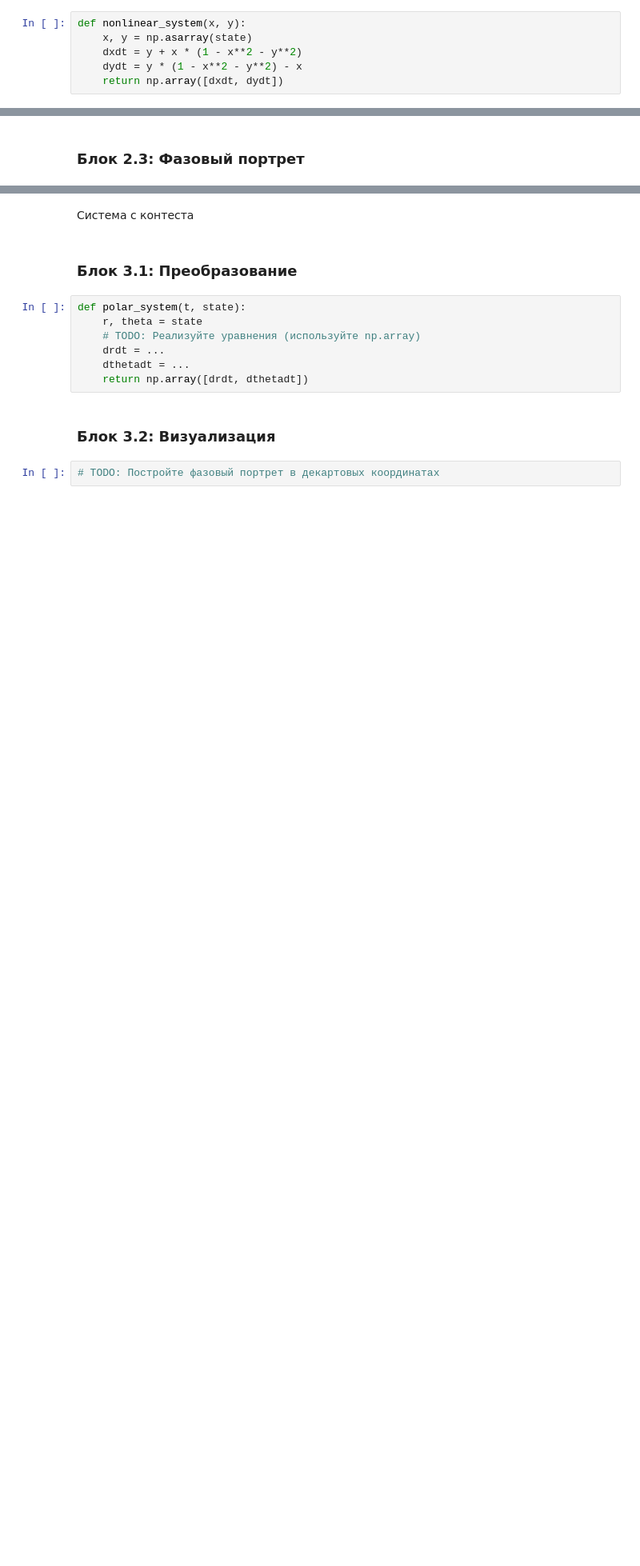
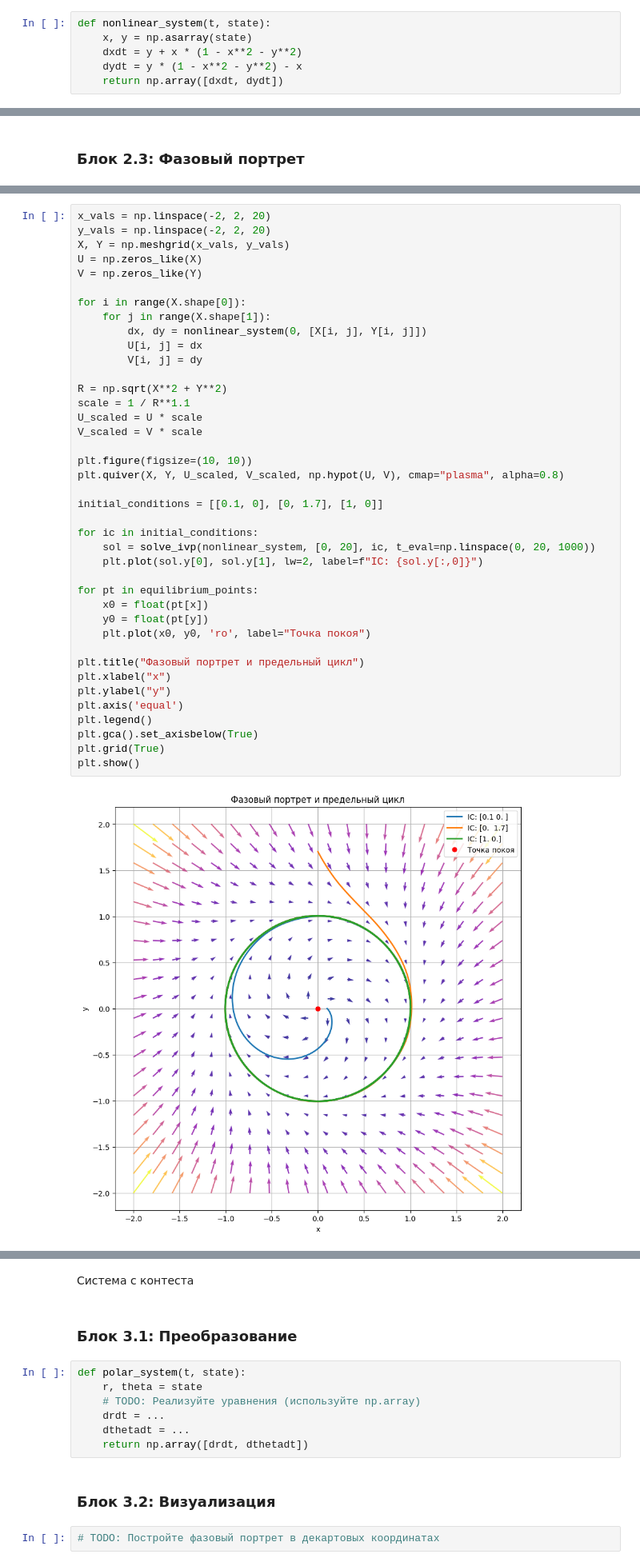
Before and after one commit to n-sukhov/Differential_equations_RGR2, a Jupyter notebook: РГР_2_Сухов_Магомедов_Шишкина.ipynb, the cells around one changed output, grey strips where cells are left out. Shown at 80% size. Drawn from its saved outputs; the diff is of its cells as text; blank space fills up the shorter version.

```diff
--- a/РГР_2_Сухов_Магомедов_Шишкина.ipynb
+++ b/РГР_2_Сухов_Магомедов_Шишкина.ipynb
@@ -118,7 +119,7 @@ for sol in equilibrium_points:
 # %% [output]
 {x: 0, y: 0}
 # %%
-def nonlinear_system(x, y):
+def nonlinear_system(t, state):
     x, y = np.asarray(state)
     dxdt = y + x * (1 - x**2 - y**2)
     dydt = y * (1 - x**2 - y**2) - x
@@ -138 +189,43 @@ def jacobian(state):
+# %%
+x_vals = np.linspace(-2, 2, 20)
+y_vals = np.linspace(-2, 2, 20)
+X, Y = np.meshgrid(x_vals, y_vals)
+U = np.zeros_like(X)
+V = np.zeros_like(Y)
+
+for i in range(X.shape[0]):
+    for j in range(X.shape[1]):
+        dx, dy = nonlinear_system(0, [X[i, j], Y[i, j]])
+        U[i, j] = dx
+        V[i, j] = dy
+
+R = np.sqrt(X**2 + Y**2)
+scale = 1 / R**1.1
+U_scaled = U * scale
+V_scaled = V * scale
+
+plt.figure(figsize=(10, 10))
+plt.quiver(X, Y, U_scaled, V_scaled, np.hypot(U, V), cmap="plasma", alpha=0.8)
+
+initial_conditions = [[0.1, 0], [0, 1.7], [1, 0]]
+
+for ic in initial_conditions:
+    sol = solve_ivp(nonlinear_system, [0, 20], ic, t_eval=np.linspace(0, 20, 1000))
+    plt.plot(sol.y[0], sol.y[1], lw=2, label=f"IC: {sol.y[:,0]}")
+
+for pt in equilibrium_points:
+    x0 = float(pt[x])
+    y0 = float(pt[y])
+    plt.plot(x0, y0, 'ro', label="Точка покоя")
+
+plt.title("Фазовый портрет и предельный цикл")
+plt.xlabel("x")
+plt.ylabel("y")
+plt.axis('equal')
+plt.legend()
+plt.gca().set_axisbelow(True)
+plt.grid(True)
+plt.show()
+# %% [output]
+[figure, added]
 # %% [markdown]
```
Also changed, not shown: parts of 9 cells of this notebook.
